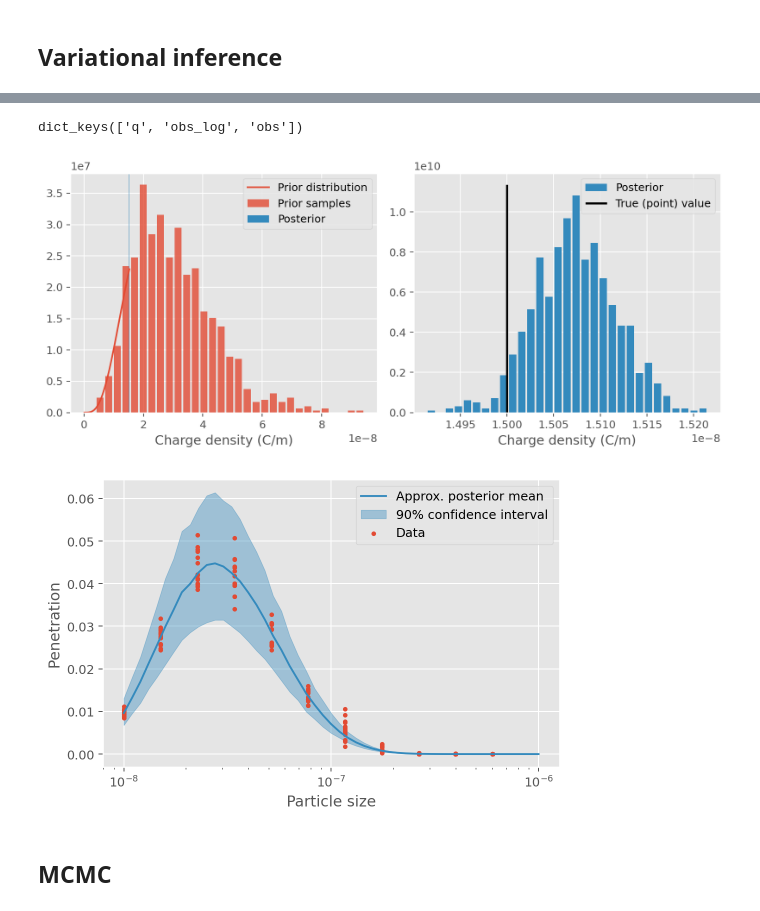
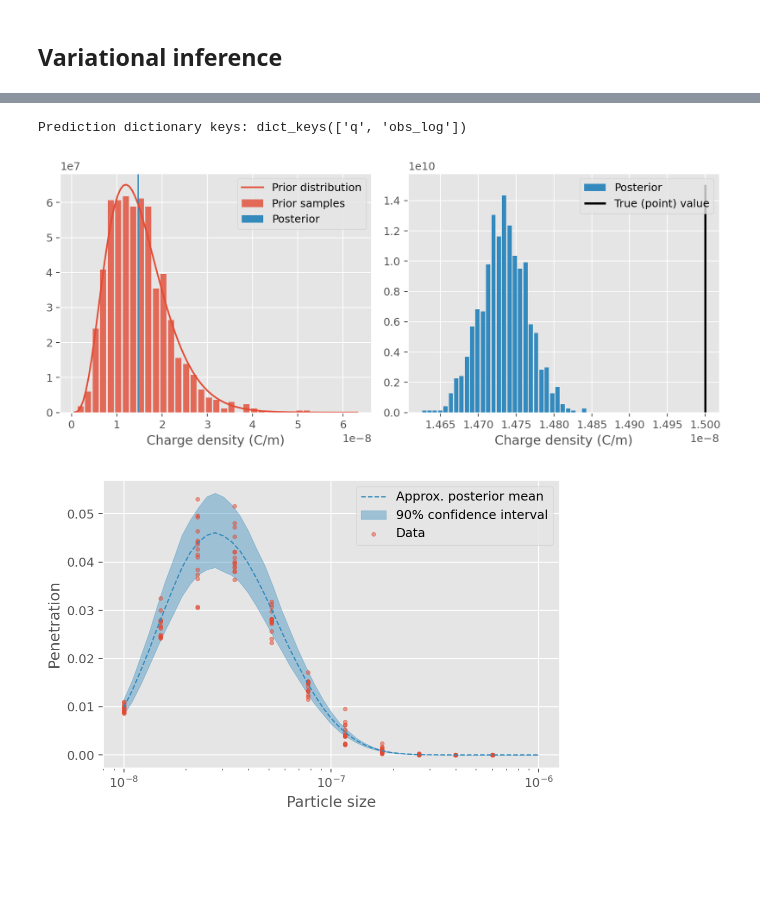
Before and after one commit to ManifoldFR/mask-degradation, a Jupyter notebook: inference_example.ipynb, the cells around one changed output, grey strips where cells are left out. Saved outputs shown, nothing was run; the diff lists cells and outputs as text; code cells hidden in the pictures; blank space fills up the shorter version.

Commit message:
Regenerate data, get synthetic data plot, refactor observation model

```diff
--- a/inference_example.ipynb
+++ b/inference_example.ipynb
@@ -99,20 +103,23 @@ with pyro.plate("data"):
 # %%
 def guide(diameters):
     '''Normal variational posterior.'''
-    q_loc = pyro.param('q_loc', torch.tensor(30e-9), constraint=constraints.positive)
-    q_std = pyro.param('q_std', torch.tensor(5e-9), constraint=constraints.positive)
-    charge = pyro.sample('q', dist.Normal(q_loc, q_std))
+    q_loc = pyro.param('q_loc', torch.tensor(20e-9), constraint=constraints.positive)
+    q_std = pyro.param('q_std', torch.tensor(10e-9), constraint=constraints.positive)
+    charge_pre = pyro.sample('q_pre', dist.Normal(q_loc, q_std))
+    charge = pyro.sample('q', dist.Delta(torch.relu(charge_pre)))
 
     surface_area, layer_params = respiratorA(charge)
 
     debit = 85 * constants.liter / constants.minute
     face_vel = debit / surface_area
 
-    results = compute_penetration_profile(
-        diameters, layer_params, face_vel, temperature, viscosity)
-    obs_scale = 0.2
+    obs_scale = torch.tensor(0.1)
+    # obs_scale = pyro.param("obs_scale", obs_scale, constraint=constraints.positive)
+
     with pyro.plate('diameters'):
-        # import ipdb; ipdb.set_trace()
-        obs_log = pyro.sample('obs_log', dist.Normal(results.log(), obs_scale))
-        obs = pyro.deterministic('obs', obs_log.exp())
-    return obs, obs_log
+        results = compute_penetration_profile(
+            diameters, layer_params, face_vel, temperature, viscosity)
+
+        obs_log = pyro.sample('obs_log', dist.Normal(results, obs_scale))
+        # obs = pyro.deterministic('obs', obs_log.exp())
+    return obs_log
@@ -139,9 +160,8 @@ Step 4500 ELBO: 1.48e+03
 # %%
 num_samples = 1000
 predictive_svi = pyro.infer.Predictive(model, guide=guide, num_samples=num_samples)
+
+prediction_dict = predictive_svi(data_diameters)
+print("Prediction dictionary keys: {}".format(prediction_dict.keys()))
+# %% [output]
+Prediction dictionary keys: dict_keys(['q', 'obs_log'])
-# %%
-prediction_dict = predictive_svi(data_diameters)
-
-prediction_dict.keys()
-# %% [output]
-dict_keys(['q', 'obs_log', 'obs'])
@@ -167,4 +183,6 @@ n_bins = int(num_samples ** (1/2))
 # %%
+n_bins = int(num_samples ** (1/2))
+
 fig, ax = plt.subplots(1, 2, figsize=(9, 4))
 
 plt.sca(ax[0])
@@ -175,6 +193,7 @@ plt.hist(pred_svi_q, bins=n_bins, rwidth=.8, density=True,
 plt.ylim(*ylims)
 plt.legend()
 plt.xlabel("Charge density (C/m)")
+
 plt.sca(ax[1])
 # plot the posterior distribution histogram of the charge density
 plt.hist(pred_svi_q, bins=n_bins, rwidth=.8, density=True,
@@ -188,29 +207,32 @@ plt.xlabel("Charge density (C/m)")
 plt.legend()
 plt.tight_layout()
 # %% [output]
-[figure, old version]
+[figure, new version]
 # %%
 #fig.savefig('assets/inference_example_charge_posterior_SVI.png')
 # %%
-prediction_dict_big = predictive_svi(particle_diam)
+prediction_dict_big = predictive_svi(diameters)
 # %%
 fig = plt.figure()
 
-pred_obs_low, pred_obs_high = pyro.ops.stats.quantile(prediction_dict_big['obs'][:, 0], (0.05, 0.95))
+pred_obs_low, pred_obs_med, pred_obs_high = pyro.ops.stats.quantile(
+    prediction_dict_big['obs_log'].detach().exp(), (0.05, 0.5, 0.95))
 pred_obs_low = pred_obs_low.detach()
 pred_obs_high = pred_obs_high.detach()
+pred_obs_med = pred_obs_med.detach()
 
-plt.plot(particle_diam, torch.mean(prediction_dict_big['obs'][:,0].detach(), 0),
-            label="Approx. posterior mean", color='C1')
-plt.fill_between(particle_diam, pred_obs_low, pred_obs_high,
+plt.plot(diameters, torch.mean(prediction_dict_big['obs_log'].detach().exp(), 0),
+            label="Approx. posterior mean", color='C1', lw=1., ls='--')
+# plt.plot(particle_diam, pred_obs_med, label="Approx. posterior median")
+plt.fill_between(diameters, pred_obs_low, pred_obs_high,
                  label="90% confidence interval", color='C1', alpha=.4)
-plt.scatter(data_diameters.repeat(len(perf_data), 1), perf_data, s=10, label="Data")
+plt.scatter(data_diameters.repeat(len(perf_data), 1), perf_data, alpha=.5, s=10, label="Data")
 
 plt.xscale('log')
 plt.xlabel("Particle size")
 plt.ylabel("Penetration")
 plt.legend()
 plt.tight_layout()
 # %% [output]
-[figure, old version]
+[figure, new version]
 # %%
@@ -218,2 +239,0 @@ plt.tight_layout()
-# %% [markdown]
-## MCMC
```
Also changed, not shown: parts of 26 cells of this notebook, 14 other files.
